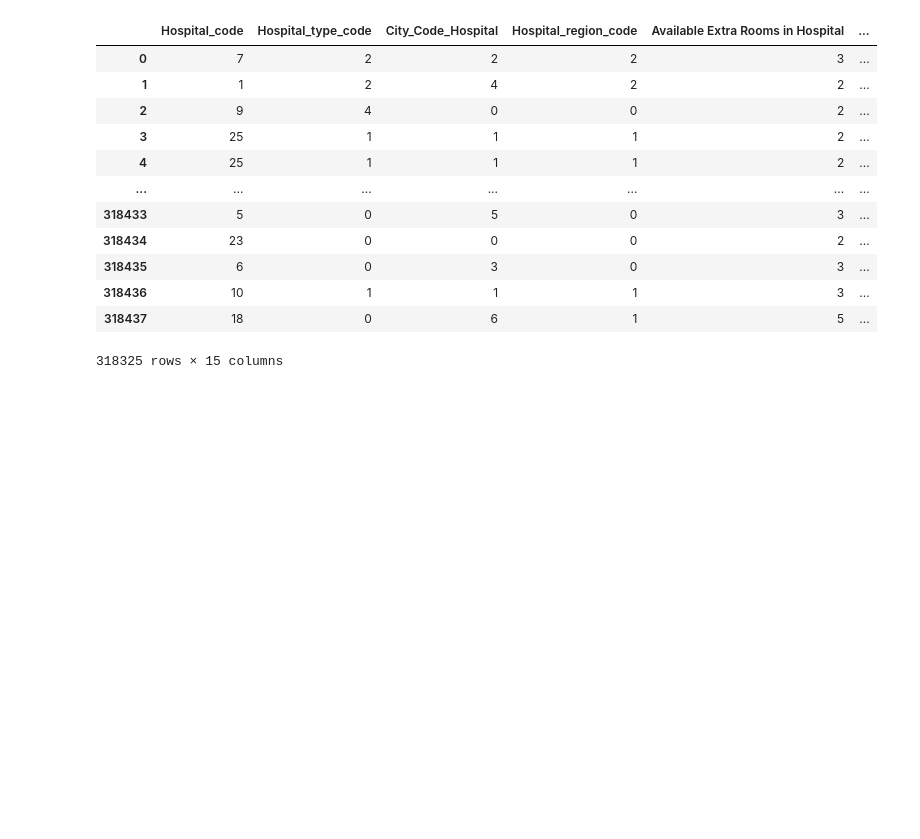
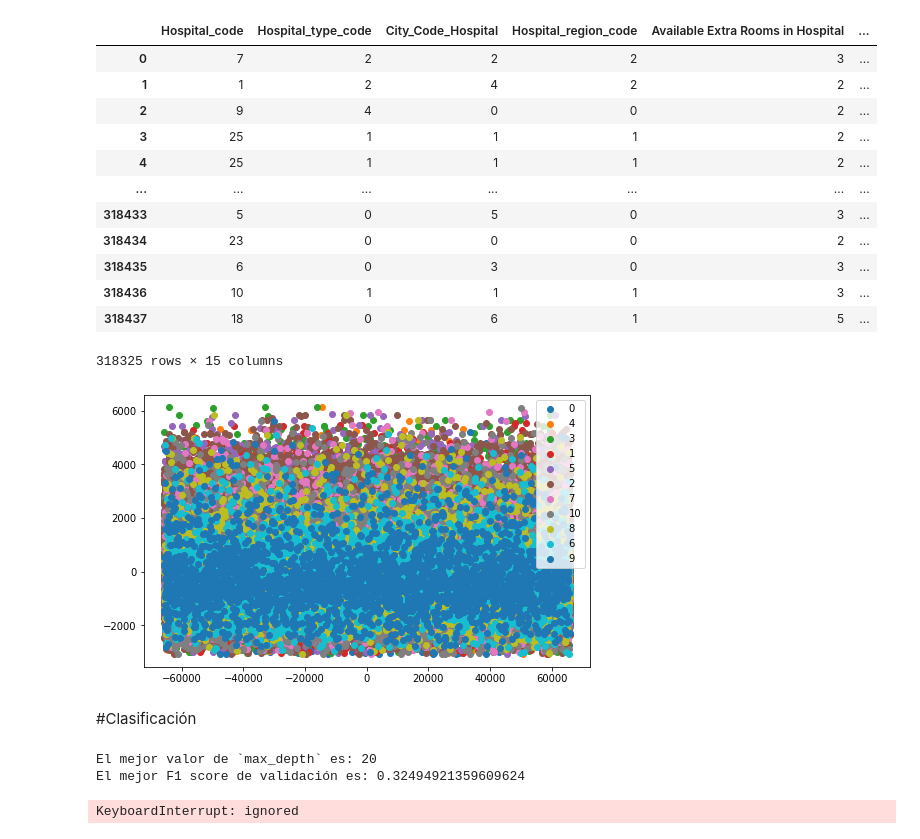
Before and after one commit to Geralberrio/Proyecto_Analitica, a Jupyter notebook: Hospitalizacion_clasificacion_RF_GB.ipynb, the cells around one changed output. Cells and saved outputs as stored; diff of their text form; code cells hidden in the pictures; blank space fills up the shorter version.

Commit message:
Desarrollo modelo

```diff
--- a/Hospitalizacion_clasificacion_RF_GB.ipynb
+++ b/Hospitalizacion_clasificacion_RF_GB.ipynb
@@ -289,0 +289,21 @@ data_train
+# %%
+#visualizar los datos reducidos en dos dimensiones
+data_train.reset_index(drop=True,inplace=True)
+
+pca = PCA(2)
+z = pca.fit_transform(data_train.drop(columns='Stay'))
+
+fig, ax = plt.subplots()
+for label in data_train['Stay'].unique():
+    ax.scatter(
+        z[data_train[data_train['Stay']==label].index,0],
+        z[data_train[data_train['Stay']==label].index,1],
+        label=label
+    )
+
+ax.legend()
+fig.set_size_inches(1.6*5,5)
+# %% [output]
+[figure, added]
+# %% [markdown]
+#Clasificación
@@ -289,0 +361,7 @@ data_train
+# %%
+#usamos la función 'develop_model' para encontrar el mejor de random forest
+rf =develop_model(rf_base,[3,4,5,6])
+# %% [output]
+El mejor valor de `max_depth` es: 20
+El mejor F1 score de validación es: 0.32494921359609624
+KeyboardInterrupt: ignored
```
Also changed, not shown: parts of 7 cells of this notebook.
